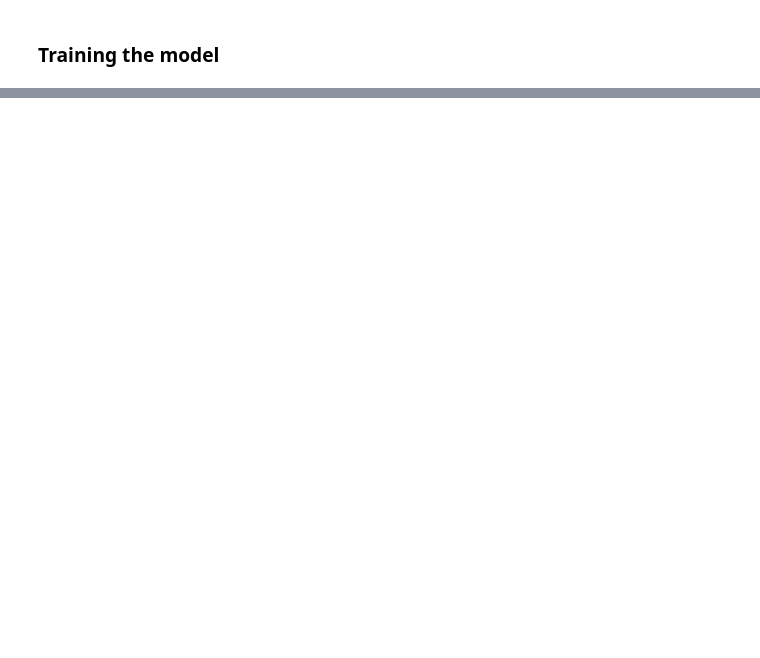
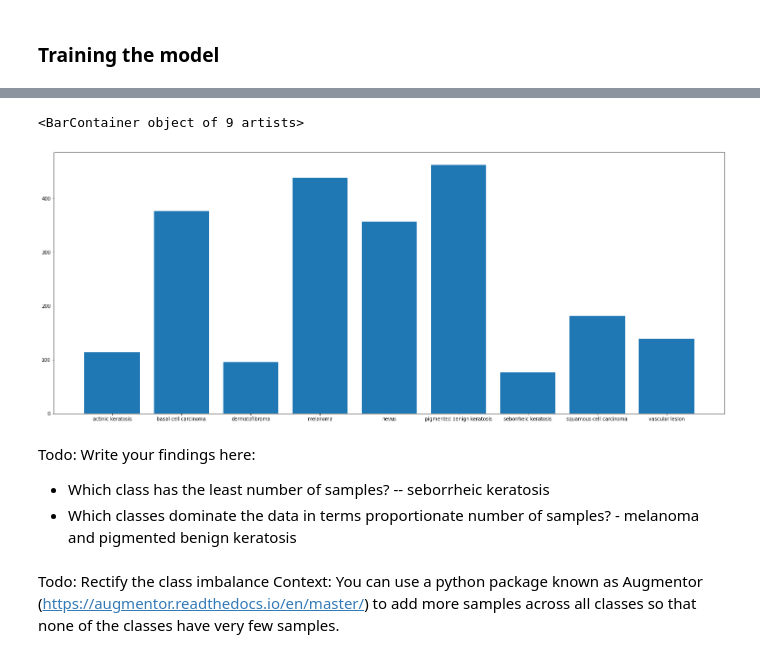
Before and after one commit to rakith/melanoma_detection, a Jupyter notebook: rakithThaivalappil_nn.ipynb, the cells around one changed output, grey strips where cells are left out. Saved outputs shown, nothing was run; the diff lists cells and outputs as text; code cells hidden in the pictures; blank space fills up the shorter version.

```diff
--- a/rakithThaivalappil_nn.ipynb
+++ b/rakithThaivalappil_nn.ipynb
@@ -299,0 +346,11 @@ NameError: ignored
+# %%
+## Your code goes here.
+path_list=[]
+lesion_list=[]
+for i in class_names:
+  for j in data_dir_train.glob(i+'/*.jpg'):
+    path_list.append(str(j))
+    lesion_list.append(i)
+dataframe_dict_original = dict(zip(path_list, lesion_list))
+original_df = pd.DataFrame(list(dataframe_dict_original.items()),columns=['Path','Label'])
+original_df
@@ -299,0 +371,16 @@ NameError: ignored
+# %%
+count=[]
+for i in class_names:
+  count.append(len(list(data_dir_train.glob(i+'/*.jpg'))))
+plt.figure(figsize=(25,10))
+plt.bar(class_names,count)
+# %% [output]
+<BarContainer object of 9 artists>
+[figure, added]
+# %% [markdown]
+Todo: Write your findings here:
+- Which class has the least number of samples? -- seborrheic keratosis
+- Which classes dominate the data in terms proportionate number of samples? - melanoma and pigmented benign keratosis
+# %% [markdown]
+Todo: Rectify the class imbalance
+Context: You can use a python package known as Augmentor (https://augmentor.readthedocs.io/en/master/) to add more samples across all classes so that none of the classes have very few samples.
```
Also changed, not shown: parts of 40 cells of this notebook.
